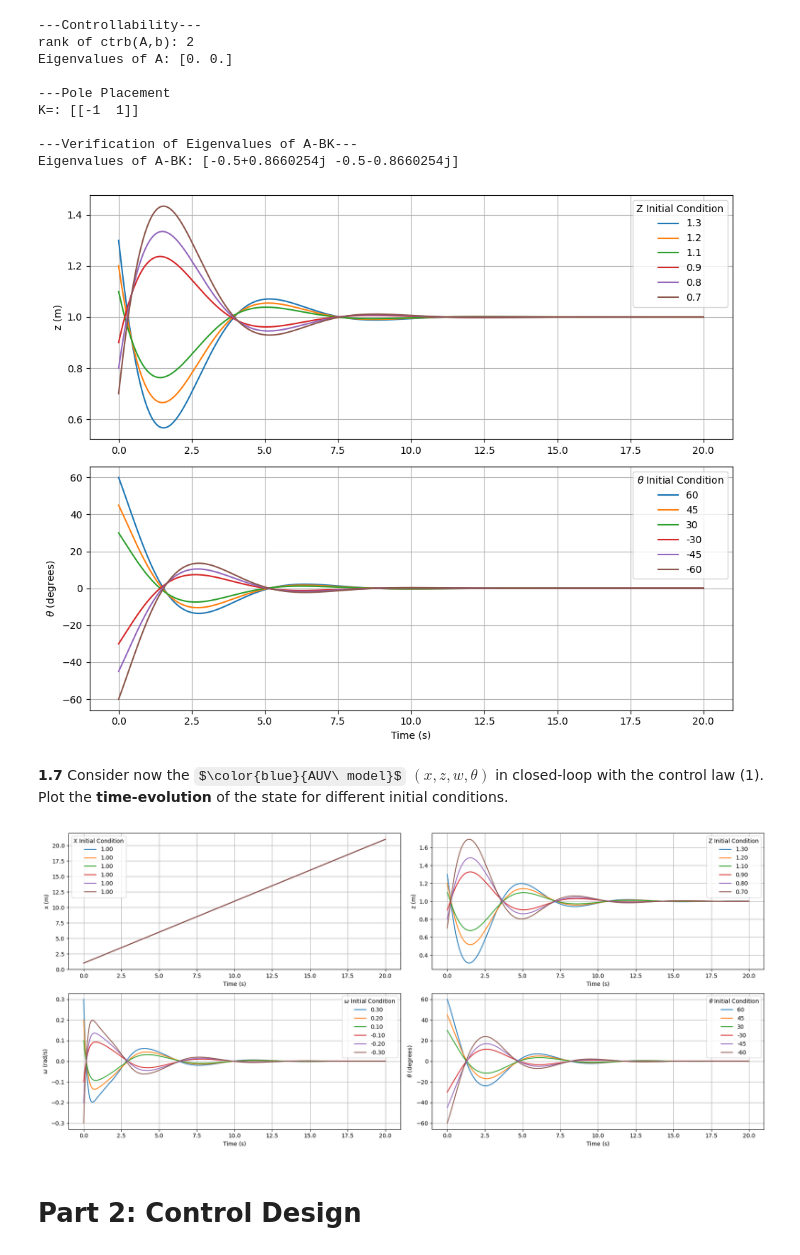
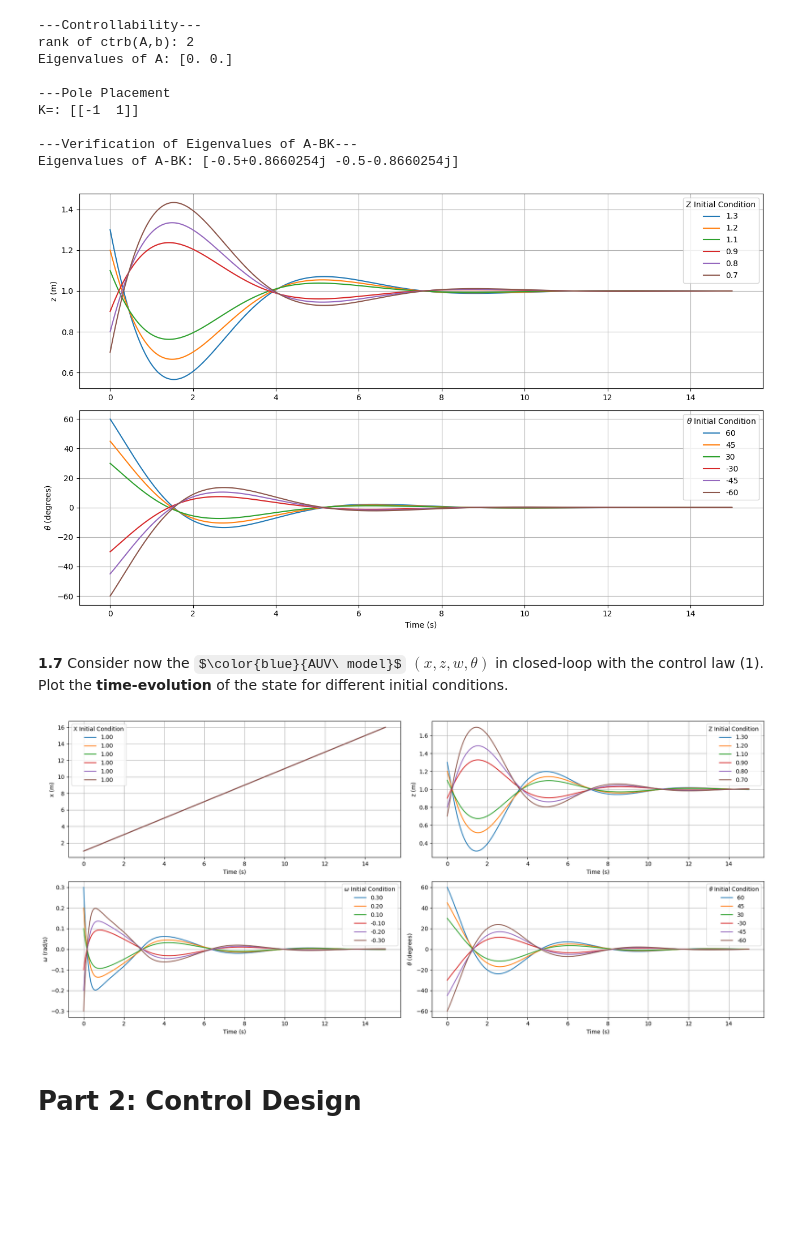
Before and after one commit to brumocas/CO_Projects, a Jupyter notebook: Final/CO_project1and2.ipynb, the cells around one changed output. Cells and saved outputs as stored; diff of their text form; code cells hidden in the pictures; some formulas as TeX source; blank space fills up the shorter version.

```diff
--- a/Final/CO_project1and2.ipynb
+++ b/Final/CO_project1and2.ipynb
@@ -450,7 +434,7 @@ def Sys_f(x, t=0):
     return np.array([dx1, dx2, dx3])
 
 # Generate 1000 linearly spaced points for t
-t_end = 20
+t_end = 15
 t = np.linspace(0, t_end, 1000)
 
 
@@ -504,7 +488,7 @@ def Sys_f_Linear(x, t=0):
                    ])
 
 # Generate 1000 linearly spaced points for t
-t_end = 20
+t_end = 15
 t = np.linspace(0, t_end, 1000)
 
 
@@ -652,7 +636,7 @@ def Sys_f_Linear(x, t=0):
     return np.array([-vd*th, q])
 
 # Generate 1000 linearly spaced points for t
-t_end = 20
+t_end = 15
 t = np.linspace(0, t_end, 1000)
 
 
@@ -662,35 +646,35 @@ initial_conditions = [
     np.array([1.2, np.pi/4]),
     np.array([1.1, np.pi/6]),
     np.array([0.9, -np.pi/6]),
     np.array([0.8, -np.pi/4]),
     np.array([0.7, -np.pi/3]),
     # Add more initial conditions as needed
 ]
 
 # Plot
-fig, axs = plt.subplots(2, 1, figsize=(10, 8))
+fig, axs = plt.subplots(2, 1, figsize=(13, 8))
 
 for x0 in initial_conditions:
     x, infodict = integrate.odeint(Sys_f_Linear, x0, t, full_output=True)
 
     axs[0].plot(t, x[:, 0], label=f'{x0[0]}')
     axs[0].set_ylabel(r'z (m)')
     axs[0].grid(True)
     axs[0].legend()
 
     axs[1].plot(t, x[:, 1]*180/np.pi, label=f'{round(x0[1]*180/np.pi)}')
     axs[1].set_ylabel(r'$\theta$ (degrees)')
     axs[1].grid(True)
     axs[1].legend()
 
 
 axs[0].legend(loc='best', title=r'Z Initial Condition')
 axs[1].legend(loc='best', title=r'$\theta$ Initial Condition')
 plt.xlabel('Time (s)')
 plt.tight_layout()
 plt.show()
 # %% [output]
-[figure, old version]
+[figure, new version]
 # %% [markdown]
 **1.7**
 Consider now the $\color{blue}{AUV\ model}$ $(x,z,w,\theta)$ in closed-loop with the control law (1).
@@ -723,7 +707,7 @@ def Sys_f(x, t=0):
                    ])
 
 # Generate 1000 linearly spaced points for t
-t_end = 20
+t_end = 15
 t = np.linspace(0, t_end, 1000)
 
 # Initial conditions
@@ -767,7 +751,7 @@ axs[1][1].legend(loc='best', title=r'$\theta$ Initial Condition')
 plt.tight_layout()
 plt.show()
 # %% [output]
-[figure, old version]
+[figure, new version]
 # %% [markdown]
 # **Part 2: Control Design**
 # %% [markdown]
```
Also changed, not shown: parts of 14 cells of this notebook.
